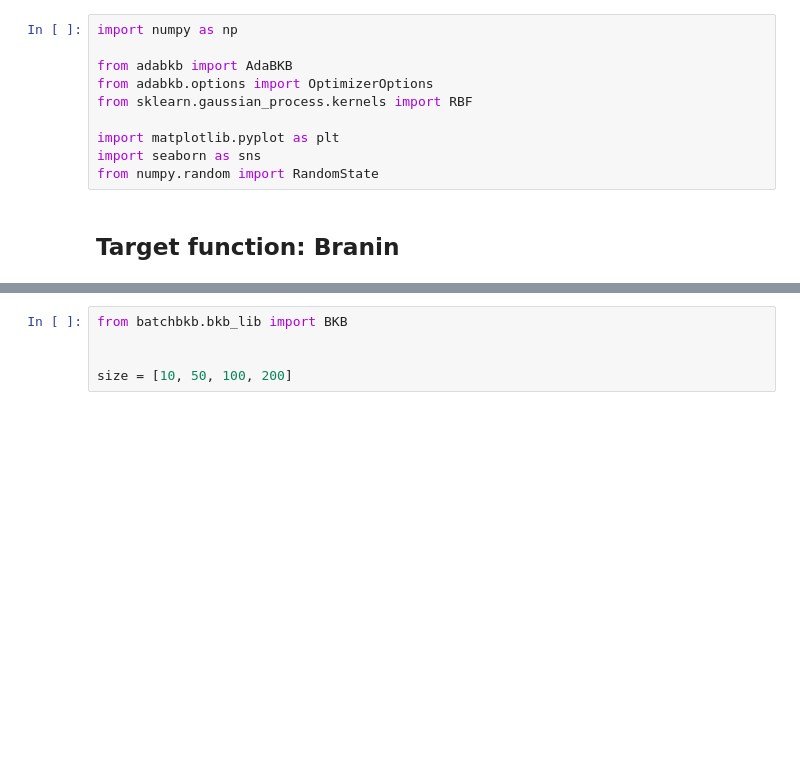
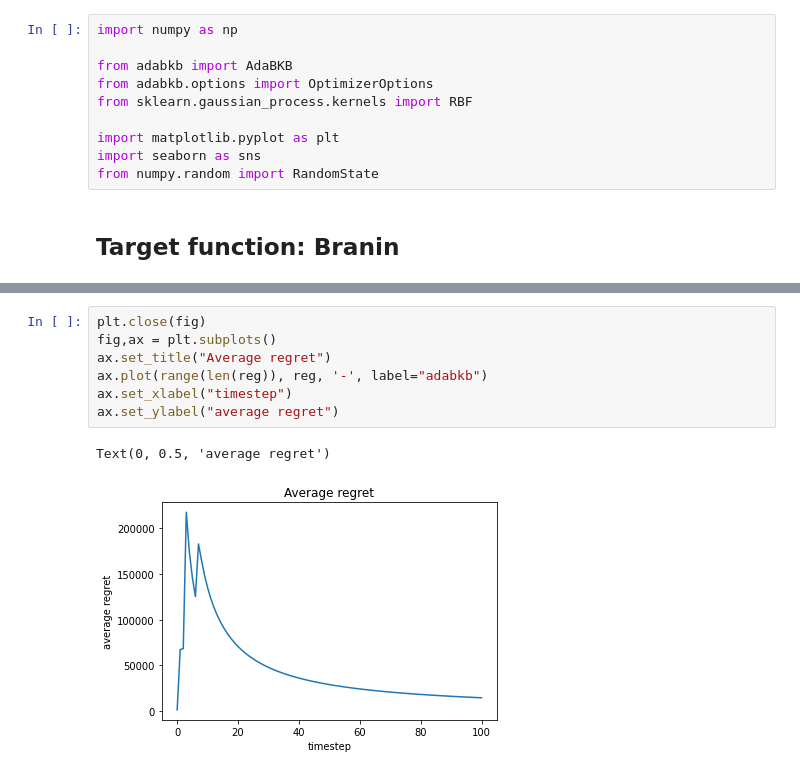
Before and after one commit to Akatsuki96/adabkb, a Jupyter notebook: notebooks/AdaBKB_example.ipynb, the cells around one changed output, grey strips where cells are left out. Cells and saved outputs as stored; diff of their text form; blank space fills up the shorter version.

```diff
--- a/notebooks/AdaBKB_example.ipynb
+++ b/notebooks/AdaBKB_example.ipynb
@@ -96,5 +107,10 @@ fig
-# %%
-from batchbkb.bkb_lib import BKB
-
-
-size = [10, 50, 100, 200]
+# %%
+plt.close(fig)
+fig,ax = plt.subplots()
+ax.set_title("Average regret")
+ax.plot(range(len(reg)), reg, '-', label="adabkb")
+ax.set_xlabel("timestep")
+ax.set_ylabel("average regret")
+# %% [output]
+Text(0, 0.5, 'average regret')
+[figure, added]
```
Also changed, not shown: parts of 4 cells of this notebook, 6 other files.
